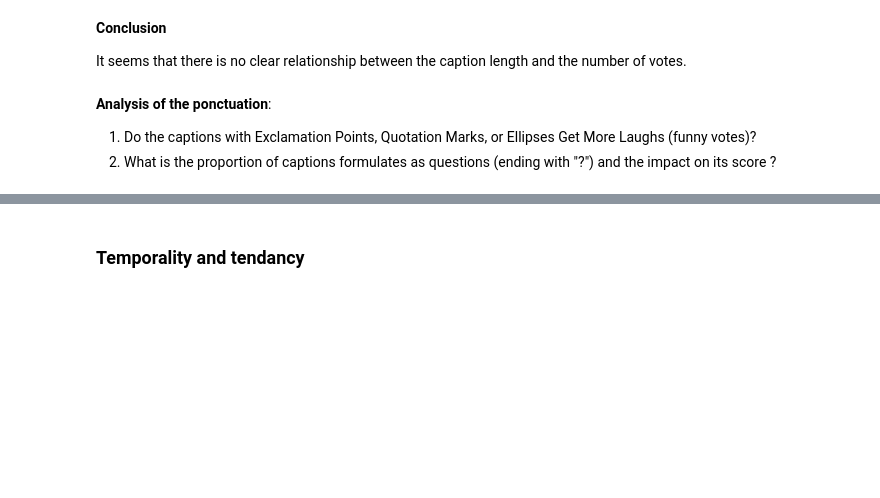
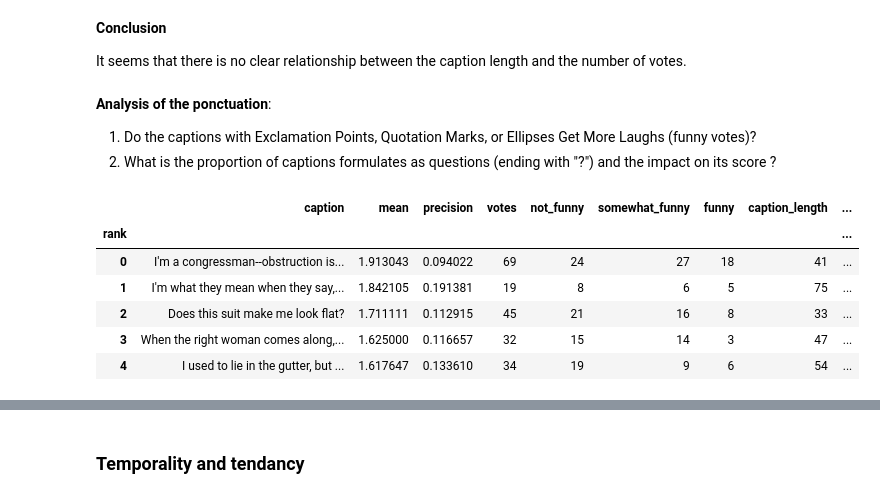
Before and after one commit to epfl-ada/ada-2025-project-adacore42, a Jupyter notebook: Data exploration P2.ipynb, the cells around one changed output, grey strips where cells are left out. Cells and saved outputs as stored; diff of their text form; code cells hidden in the pictures; blank space fills up the shorter version.

```diff
--- a/Data exploration P2.ipynb
+++ b/Data exploration P2.ipynb
@@ -92,0 +96,25 @@ Name: 252, dtype: object
+# %%
+# Path to your folder
+data_path = Path(r"newyorker_caption_contest_virgin\data")
+
+# Collect all CSV files
+all_files = list(data_path.glob("*.csv"))
+
+# List to store DataFrames
+dfs = []
+
+for f in all_files:
+    # Derive a contest_id from the filename (without extension)
+    contest_id = f.stem  # e.g. "contest_123" -> "contest_123"
+
+    # Read the CSV
+    temp_df = pd.read_csv(f)
+
+    # Add the contest_id column
+    temp_df['contest_id'] = contest_id
+
+    # Append to the list
+    dfs.append(temp_df)
+
+# Concatenate all contests into one DataFrame
+dataA_allFiles = pd.concat(dfs, ignore_index=True)
@@ -185,4 +222,16 @@ It seems that there is no clear relationship between the caption length and the
 
 1) Do the captions with Exclamation Points, Quotation Marks, or Ellipses Get More Laughs (funny votes)?
 2) What is the proportion of captions formulates as questions (ending with "?") and the impact on its score ?
+# %%
+dataA2 = dataA.copy()
+dataA_allFiles1 = dataA_allFiles.copy()
+dataA2[0].head()
+# %% [output]
+|  | caption | mean | precision | votes | not_funny | somewhat_funny | funny | caption_length | ... |
+| rank |  |  |  |  |  |  |  |  | ... |
+| 0 | I'm a congressman--obstruction is... | 1.913043 | 0.094022 | 69 | 24 | 27 | 18 | 41 | ... |
+| 1 | I'm what they mean when they say,... | 1.842105 | 0.191381 | 19 | 8 | 6 | 5 | 75 | ... |
+| 2 | Does this suit make me look flat? | 1.711111 | 0.112915 | 45 | 21 | 16 | 8 | 33 | ... |
+| 3 | When the right woman comes along,... | 1.625000 | 0.116657 | 32 | 15 | 14 | 3 | 47 | ... |
+| 4 | I used to lie in the gutter, but ... | 1.617647 | 0.133610 | 34 | 19 | 9 | 6 | 54 | ... |
 # %%
```
Also changed, not shown: parts of 9 cells of this notebook.
